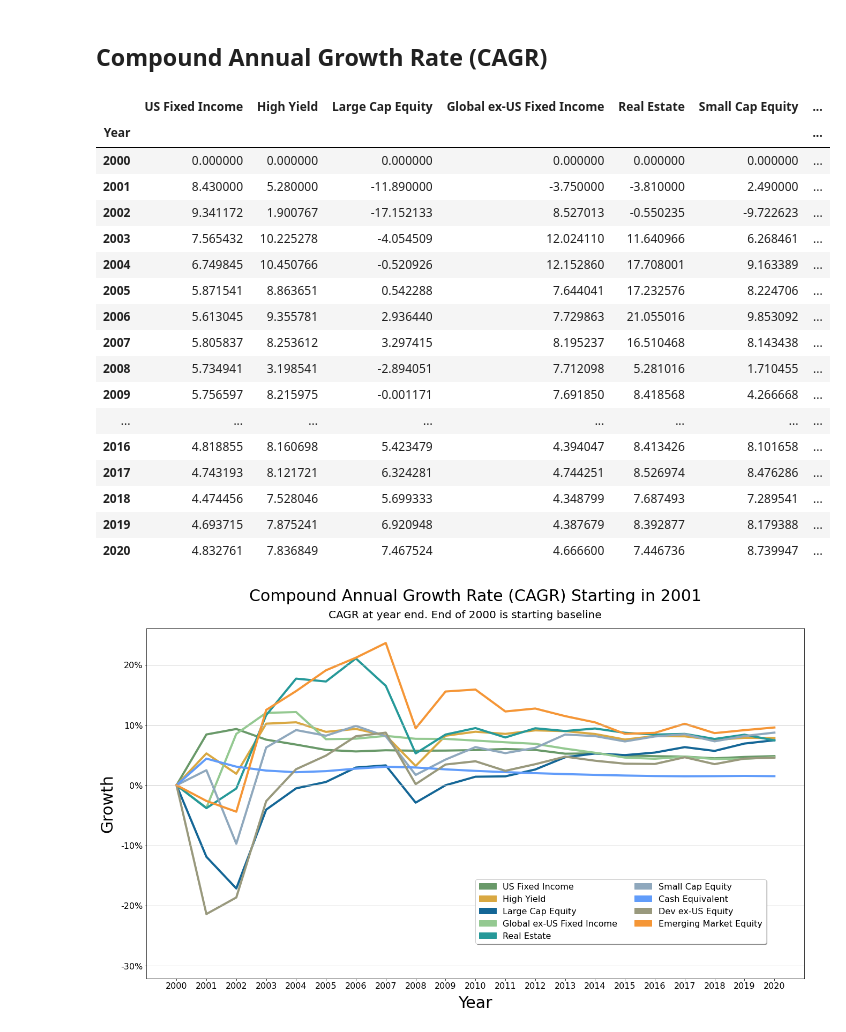
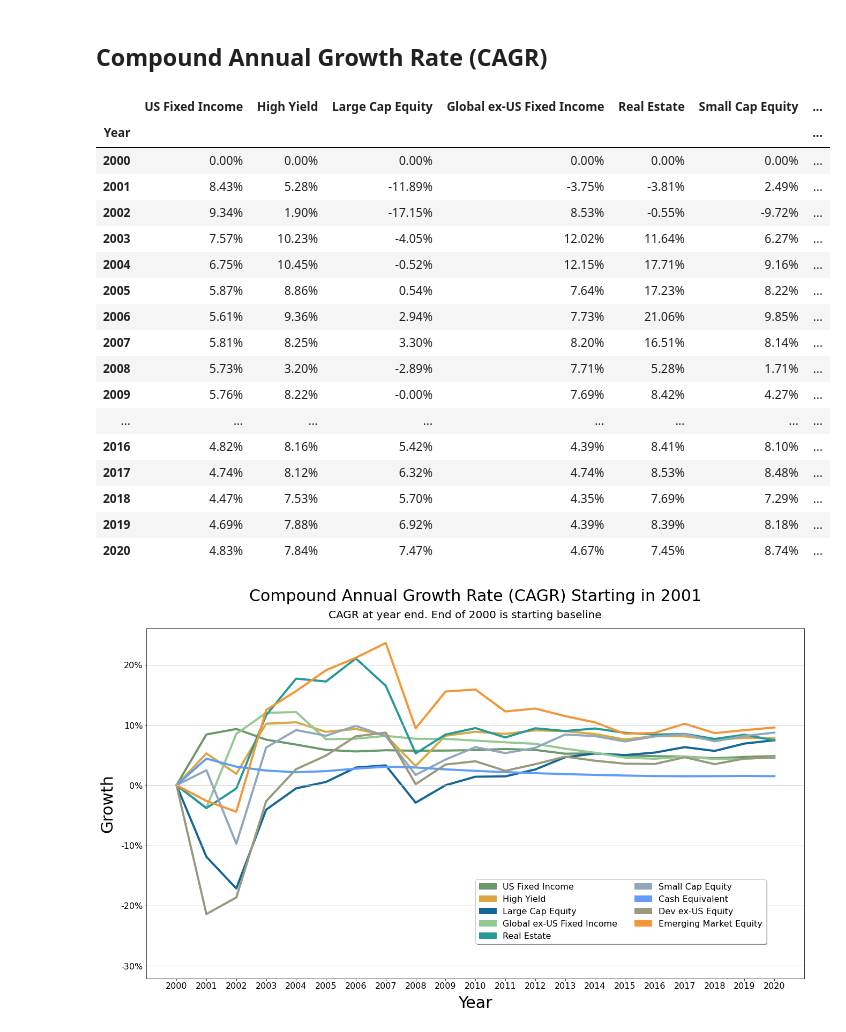
Before and after one commit to jsprag/Callan-Chart, a Jupyter notebook: Callan_Chart.ipynb, the cells around one changed output. Cells and saved outputs as stored; diff of their text form; code cells hidden in the pictures.

```diff
--- a/Callan_Chart.ipynb
+++ b/Callan_Chart.ipynb
@@ -226,28 +227,28 @@ for c in df_cagr.columns:
 # %%
 # create a row to represent end of year 2000
 df_cagr.loc[2000] = [0] * len(df.columns)
 df_cagr.sort_index(inplace=True)
 
-df_cagr
+df_cagr.style.format('{0:,.2f}%')
 # %% [output]
 |  | US Fixed Income | High Yield | Large Cap Equity | Global ex-US Fixed Income | Real Estate | Small Cap Equity | ... |
 | Year |  |  |  |  |  |  | ... |
-| 2000 | 0.000000 | 0.000000 | 0.000000 | 0.000000 | 0.000000 | 0.000000 | ... |
-| 2001 | 8.430000 | 5.280000 | -11.890000 | -3.750000 | -3.810000 | 2.490000 | ... |
-| 2002 | 9.341172 | 1.900767 | -17.152133 | 8.527013 | -0.550235 | -9.722623 | ... |
-| 2003 | 7.565432 | 10.225278 | -4.054509 | 12.024110 | 11.640966 | 6.268461 | ... |
-| 2004 | 6.749845 | 10.450766 | -0.520926 | 12.152860 | 17.708001 | 9.163389 | ... |
-| 2005 | 5.871541 | 8.863651 | 0.542288 | 7.644041 | 17.232576 | 8.224706 | ... |
-| 2006 | 5.613045 | 9.355781 | 2.936440 | 7.729863 | 21.055016 | 9.853092 | ... |
-| 2007 | 5.805837 | 8.253612 | 3.297415 | 8.195237 | 16.510468 | 8.143438 | ... |
-| 2008 | 5.734941 | 3.198541 | -2.894051 | 7.712098 | 5.281016 | 1.710455 | ... |
-| 2009 | 5.756597 | 8.215975 | -0.001171 | 7.691850 | 8.418568 | 4.266668 | ... |
+| 2000 | 0.00% | 0.00% | 0.00% | 0.00% | 0.00% | 0.00% | ... |
+| 2001 | 8.43% | 5.28% | -11.89% | -3.75% | -3.81% | 2.49% | ... |
+| 2002 | 9.34% | 1.90% | -17.15% | 8.53% | -0.55% | -9.72% | ... |
+| 2003 | 7.57% | 10.23% | -4.05% | 12.02% | 11.64% | 6.27% | ... |
+| 2004 | 6.75% | 10.45% | -0.52% | 12.15% | 17.71% | 9.16% | ... |
+| 2005 | 5.87% | 8.86% | 0.54% | 7.64% | 17.23% | 8.22% | ... |
+| 2006 | 5.61% | 9.36% | 2.94% | 7.73% | 21.06% | 9.85% | ... |
+| 2007 | 5.81% | 8.25% | 3.30% | 8.20% | 16.51% | 8.14% | ... |
+| 2008 | 5.73% | 3.20% | -2.89% | 7.71% | 5.28% | 1.71% | ... |
+| 2009 | 5.76% | 8.22% | -0.00% | 7.69% | 8.42% | 4.27% | ... |
 | ... | ... | ... | ... | ... | ... | ... | ... |
-| 2016 | 4.818855 | 8.160698 | 5.423479 | 4.394047 | 8.413426 | 8.101658 | ... |
-| 2017 | 4.743193 | 8.121721 | 6.324281 | 4.744251 | 8.526974 | 8.476286 | ... |
-| 2018 | 4.474456 | 7.528046 | 5.699333 | 4.348799 | 7.687493 | 7.289541 | ... |
-| 2019 | 4.693715 | 7.875241 | 6.920948 | 4.387679 | 8.392877 | 8.179388 | ... |
-| 2020 | 4.832761 | 7.836849 | 7.467524 | 4.666600 | 7.446736 | 8.739947 | ... |
+| 2016 | 4.82% | 8.16% | 5.42% | 4.39% | 8.41% | 8.10% | ... |
+| 2017 | 4.74% | 8.12% | 6.32% | 4.74% | 8.53% | 8.48% | ... |
+| 2018 | 4.47% | 7.53% | 5.70% | 4.35% | 7.69% | 7.29% | ... |
+| 2019 | 4.69% | 7.88% | 6.92% | 4.39% | 8.39% | 8.18% | ... |
+| 2020 | 4.83% | 7.84% | 7.47% | 4.67% | 7.45% | 8.74% | ... |
 # %%
 # find max and min values for plot scaling
 df_cagr_max = df_cagr.max().max()
```
Also changed, not shown: parts of 6 cells of this notebook, 1 other file.
